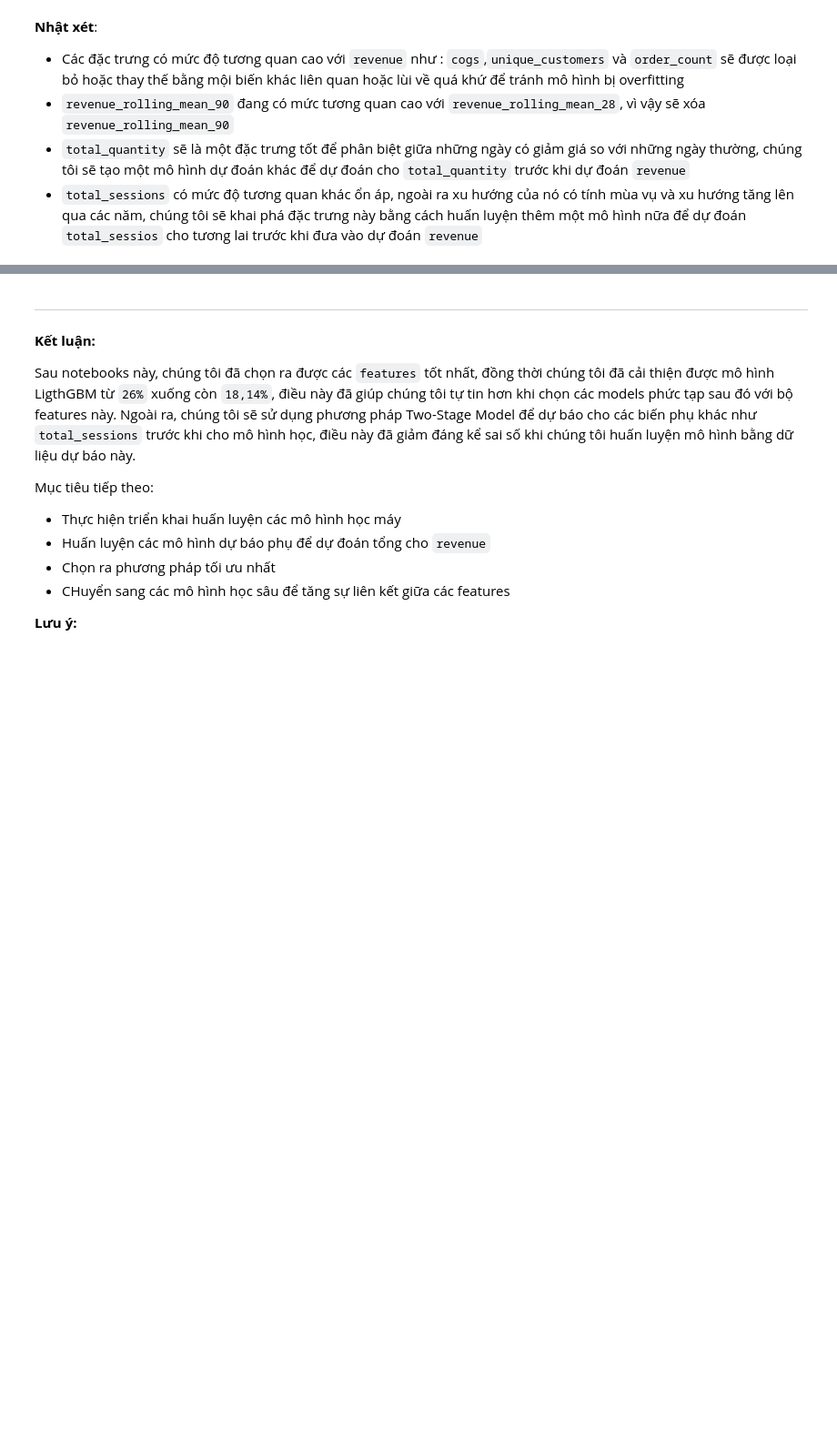
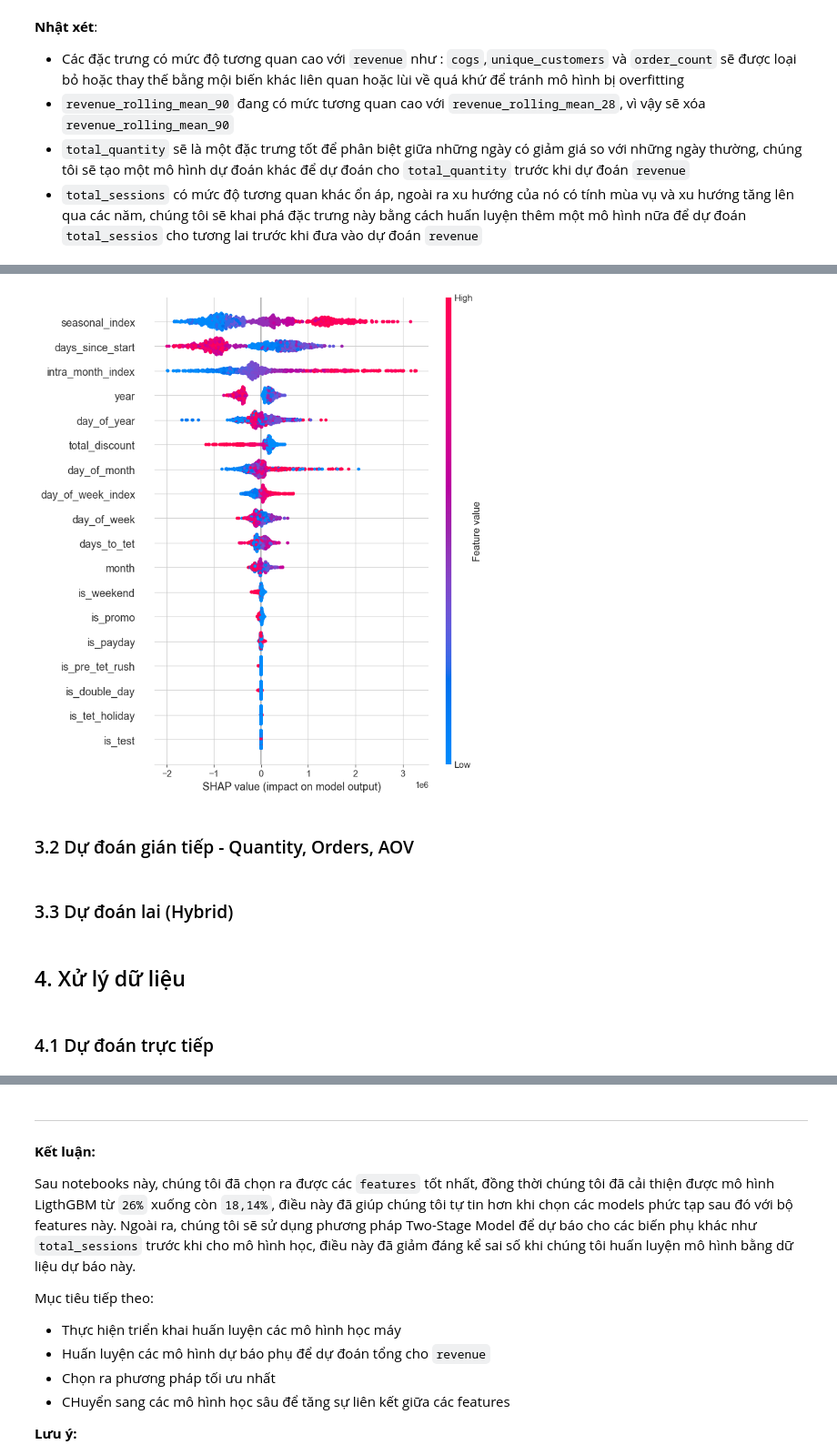
Before and after one commit to anhthu0910/vimchanhxa-datathon, a Jupyter notebook: notebooks/06_FEATURES_ENGINEER_.ipynb, the cells around one changed output, grey strips where cells are left out. Shown at 91% size. Cells and saved outputs as stored; diff of their text form; code cells hidden in the pictures; blank space fills up the shorter version.

```diff
--- a/notebooks/06_FEATURES_ENGINEER_.ipynb
+++ b/notebooks/06_FEATURES_ENGINEER_.ipynb
@@ -673,0 +183,12 @@ save_to_processed(df_sessions, filename="df_sessions.csv")
+# %%
+plot_shap_summary(model, df, features=features,  top_features=20)
+# %% [output]
+[figure, added]
+# %% [markdown]
+### 3.2 Dự đoán gián tiếp - Quantity, Orders, AOV
+# %% [markdown]
+### 3.3 Dự đoán lai (Hybrid)
+# %% [markdown]
+## 4. Xử lý dữ liệu
+# %% [markdown]
+### 4.1 Dự đoán trực tiếp
```
Also changed, not shown: parts of 38 cells of this notebook, 1 other file.
